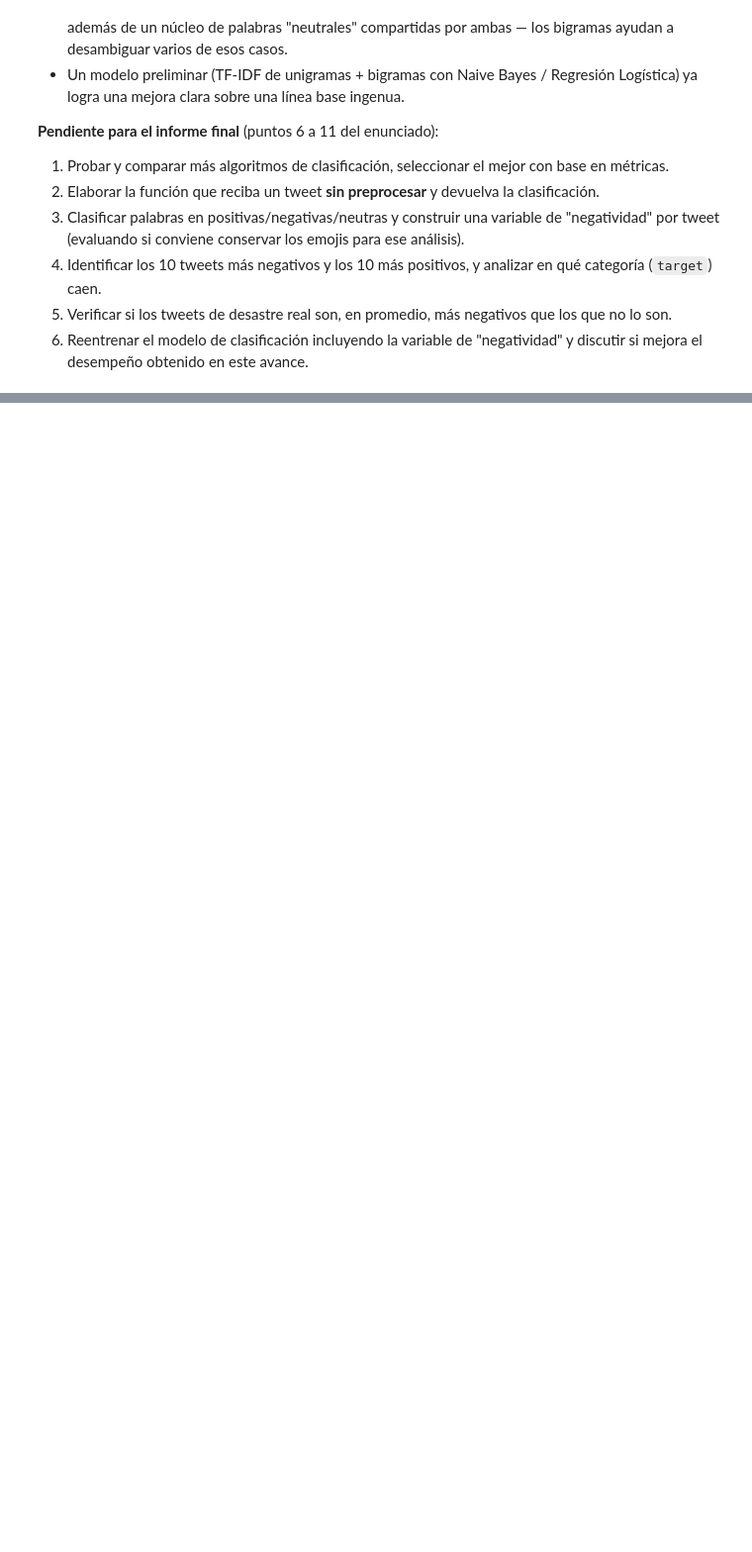
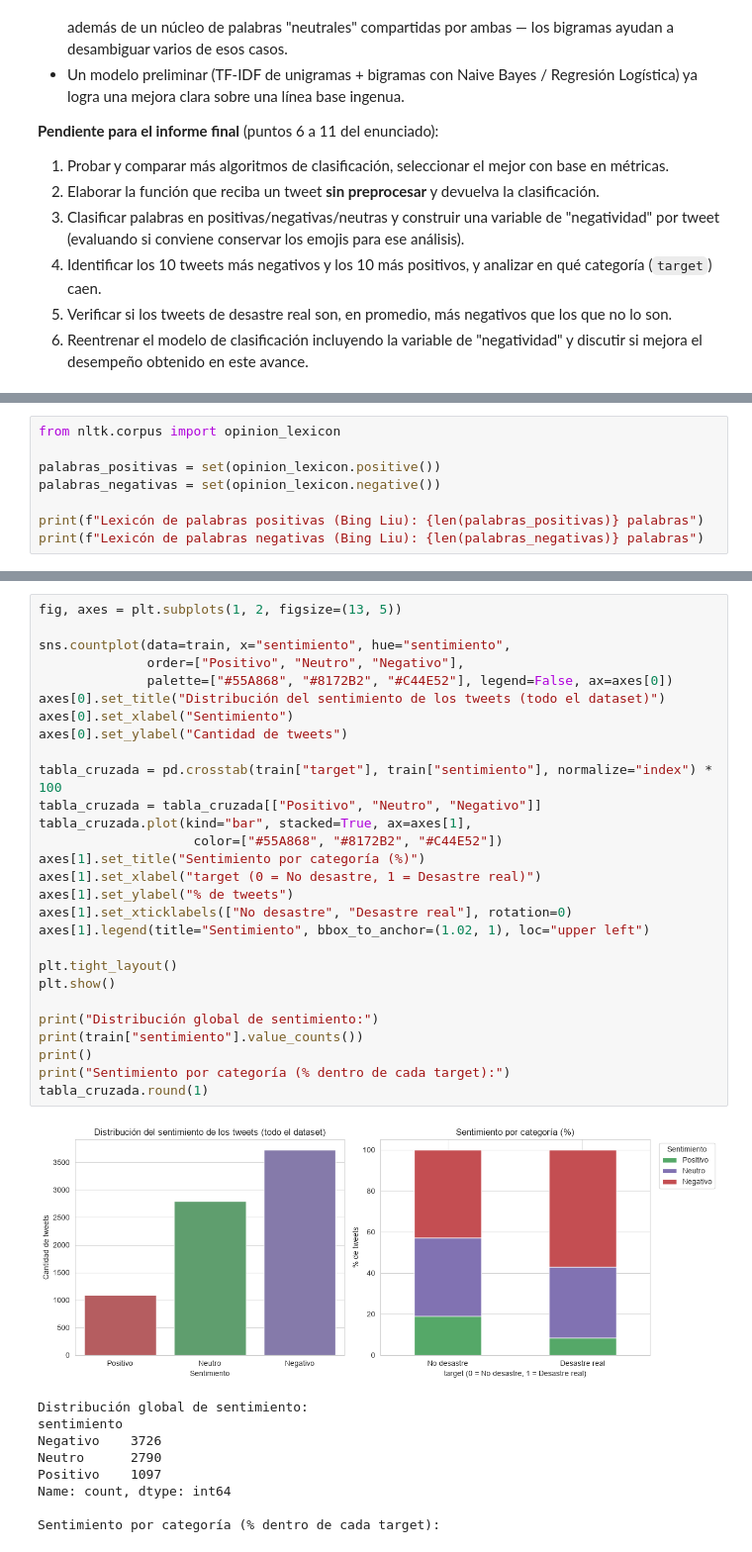
Before and after one commit to rocha30/mineria_txt_anlss_sntmnts, a Jupyter notebook: EDA.ipynb, the cells around one changed output, grey strips where cells are left out. Shown at 99% size. Drawn from its saved outputs; the diff is of its cells as text; blank space fills up the shorter version.

```diff
--- a/EDA.ipynb
+++ b/EDA.ipynb
@@ -965,0 +1238,8 @@ N-gramas que más empujan la predicción hacia 'NO DESASTRE':
+# %%
+from nltk.corpus import opinion_lexicon
+
+palabras_positivas = set(opinion_lexicon.positive())
+palabras_negativas = set(opinion_lexicon.negative())
+
+print(f"Lexicón de palabras positivas (Bing Liu): {len(palabras_positivas)} palabras")
+print(f"Lexicón de palabras negativas (Bing Liu): {len(palabras_negativas)} palabras")
@@ -965,0 +1289,38 @@ N-gramas que más empujan la predicción hacia 'NO DESASTRE':
+# %%
+fig, axes = plt.subplots(1, 2, figsize=(13, 5))
+
+sns.countplot(data=train, x="sentimiento", hue="sentimiento",
+              order=["Positivo", "Neutro", "Negativo"],
+              palette=["#55A868", "#8172B2", "#C44E52"], legend=False, ax=axes[0])
+axes[0].set_title("Distribución del sentimiento de los tweets (todo el dataset)")
+axes[0].set_xlabel("Sentimiento")
+axes[0].set_ylabel("Cantidad de tweets")
+
+tabla_cruzada = pd.crosstab(train["target"], train["sentimiento"], normalize="index") * 100
+tabla_cruzada = tabla_cruzada[["Positivo", "Neutro", "Negativo"]]
+tabla_cruzada.plot(kind="bar", stacked=True, ax=axes[1],
+                    color=["#55A868", "#8172B2", "#C44E52"])
+axes[1].set_title("Sentimiento por categoría (%)")
+axes[1].set_xlabel("target (0 = No desastre, 1 = Desastre real)")
+axes[1].set_ylabel("% de tweets")
+axes[1].set_xticklabels(["No desastre", "Desastre real"], rotation=0)
+axes[1].legend(title="Sentimiento", bbox_to_anchor=(1.02, 1), loc="upper left")
+
+plt.tight_layout()
+plt.show()
+
+print("Distribución global de sentimiento:")
+print(train["sentimiento"].value_counts())
+print()
+print("Sentimiento por categoría (% dentro de cada target):")
+tabla_cruzada.round(1)
+# %% [output]
+[figure, added]
+Distribución global de sentimiento:
+sentimiento
+Negativo    3726
+Neutro      2790
+Positivo    1097
+Name: count, dtype: int64
+
+Sentimiento por categoría (% dentro de cada target):
```
Also changed, not shown: parts of 25 cells of this notebook.
